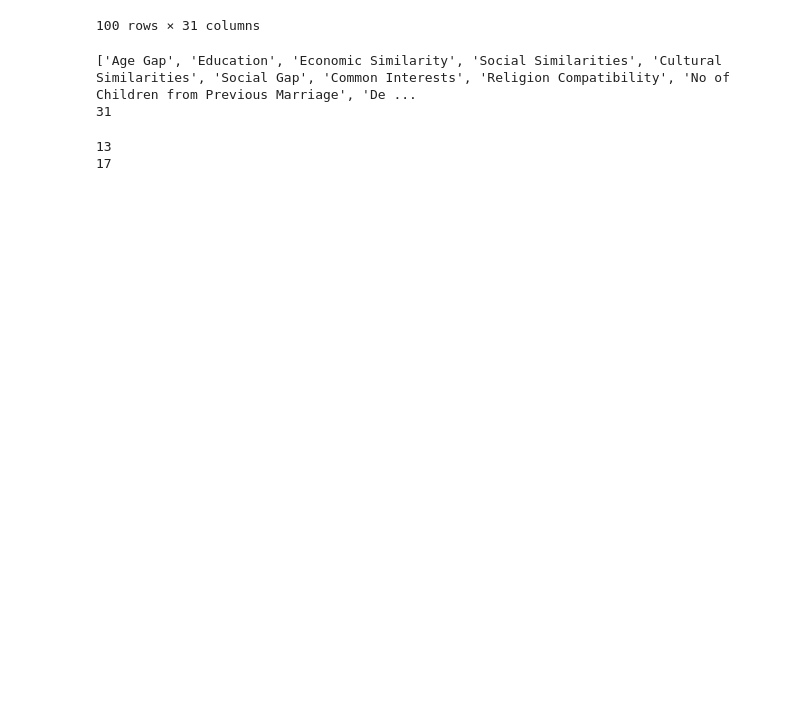
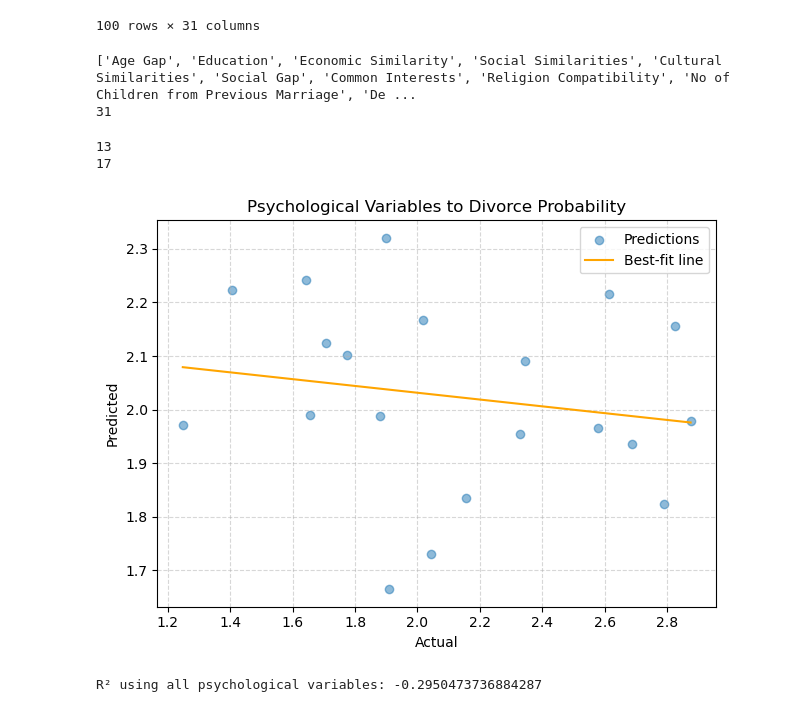
Before and after one commit to emmap04/2025_FinalProject_Overfitters, a Jupyter notebook: KrystalShi.ipynb, the cells around one changed output. Cells and saved outputs as stored; diff of their text form; code cells hidden in the pictures; blank space fills up the shorter version.

Commit message:
2 models on 2 categories

```diff
--- a/KrystalShi.ipynb
+++ b/KrystalShi.ipynb
@@ -77,0 +60,43 @@ print("R² using only the most correlated feature:", r2_single)
+# %%
+def plot_pred(y_true, y_pred, title):
+    plt.figure()
+
+    # Scatter actual vs. predicted
+    plt.scatter(y_true, y_pred, alpha=0.5, label='Predictions')
+
+    # Fit a regression line
+    coeffs = np.polyfit(y_true, y_pred, deg=1)
+    line = np.poly1d(coeffs)
+    x_vals = np.linspace(y_true.min(), y_true.max(), 100)
+    plt.plot(x_vals, line(x_vals), color='orange', linestyle='-', label='Best-fit line')
+
+    # Labels & title
+    plt.xlabel("Actual")
+    plt.ylabel("Predicted")
+    plt.title(title)
+    plt.legend()
+    plt.grid(True, linestyle='--', alpha=0.5)
+    plt.tight_layout()
+    plt.show()
+# %%
+## run it for df_psychological first
+
+correlations = df_psychological.corr()['Divorce Probability'].drop('Divorce Probability')
+
+psych_x = df_psychological.drop(columns=['Divorce Probability'])
+psych_y = df_psychological['Divorce Probability']
+
+psych_x_train, psych_x_test, psych__train, psych_y_test = train_test_split(psych_x, psych_y, test_size = 0.2, random_state = 23)
+model = LinearRegression()
+model.fit(psych_x_train, psych_y_train)
+
+psych_y_pred= model.predict(psych_x_test)
+
+plot_pred(psych_y_test, psych_y_pred, 'Psychological Variables to Divorce Probability')
+
+
+r2 = r2_score(psych_y_test, psych_y_pred)
+print("R² using all psychological variables:", r2)
+# %% [output]
+[figure, added]
+R² using all psychological variables: -0.2950473736884287
```
Also changed, not shown: parts of 2 cells of this notebook.
